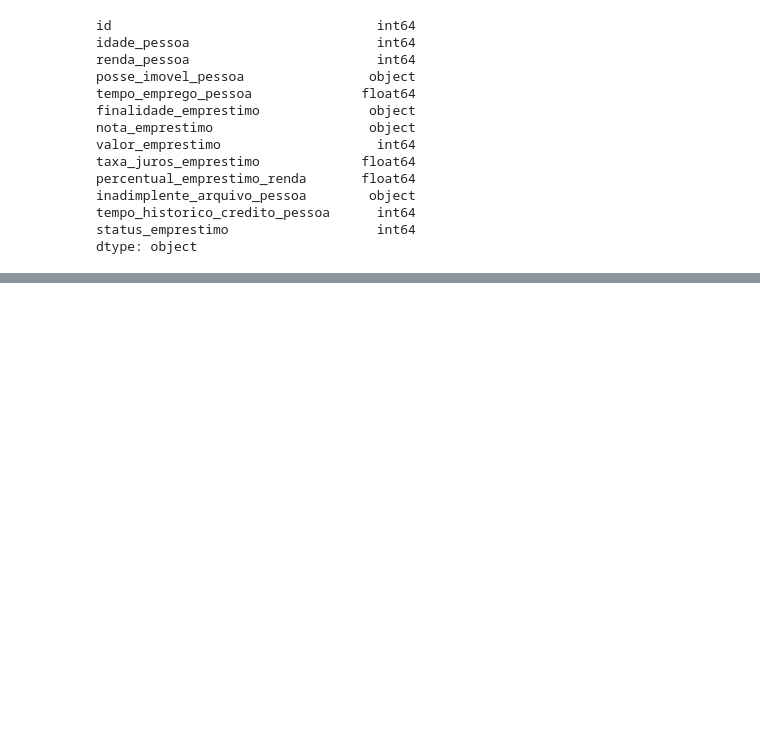
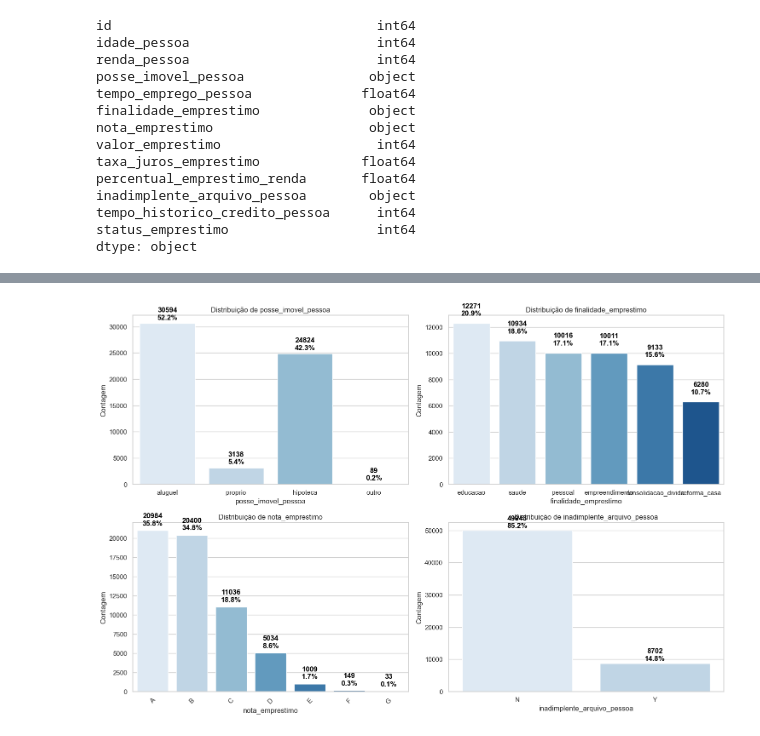
Before and after one commit to tnleite/loan-approval-prediction, a Jupyter notebook: 02-Analise/loan-approval-prediction.ipynb, the cells around one changed output, grey strips where cells are left out. Saved outputs shown, nothing was run; the diff lists cells and outputs as text; code cells hidden in the pictures; blank space fills up the shorter version.

```diff
--- a/02-Analise/loan-approval-prediction.ipynb
+++ b/02-Analise/loan-approval-prediction.ipynb
@@ -384,0 +534,13 @@ Status 1: 8350 (14.24%)
+# %%
+# Selecionando as variáveis categóricas para visualização
+colunas_categoricas = ['posse_imovel_pessoa', 'finalidade_emprestimo', 'nota_emprestimo', 'inadimplente_arquivo_pessoa']
+
+# Resumo de frequências e porcentagens para variáveis categóricas com divisores visuais
+for coluna in colunas_categoricas:
+    print(f"\n{'-'*100}")
+    print(f"Distribuição de frequência e porcentagem para {coluna}:\n")
+    frequencia = df[coluna].value_counts()
+    percentual = df[coluna].value_counts(normalize=True) * 100  # Calcula a porcentagem
+    distribuicao = pd.DataFrame({'Frequência': frequencia, 'Porcentagem (%)': percentual.round(2)})
+    print(distribuicao)
+    print(f"{'-'*100}\n")
@@ -384,0 +591,37 @@ Status 1: 8350 (14.24%)
+# %%
+# Número de variáveis categóricas
+num_var = len(colunas_categoricas)
+
+# Determinando o número de linhas e colunas
+num_cols = 2  # Dois gráficos por linha
+num_rows = (num_var + num_cols - 1) // num_cols  # Calcula o número necessário de linhas, arredondado para cima
+
+# Criando a figura e definindo o número de linhas e colunas para os subplots
+fig, axes = plt.subplots(nrows=num_rows, ncols=num_cols, figsize=(15, 5 * num_rows))
+
+# Ajuste para exibir as notas de empréstimo em ordem
+df['nota_emprestimo'] = pd.Categorical(df['nota_emprestimo'], categories=['A', 'B', 'C', 'D', 'E', 'F', 'G'], ordered=True)
+
+# Loop para plotar gráficos de barras para cada variável categórica
+for i, coluna in enumerate(colunas_categoricas):
+    ax = axes[i // num_cols, i % num_cols]  # Encontra o subplot correspondente
+    countplot = sns.countplot(x=coluna, data=df, palette=blue_palette, ax=ax)
+    ax.set_title(f'Distribuição de {coluna}')
+    ax.set_xlabel(coluna)
+    ax.set_ylabel('Contagem')
+    ax.set_xticklabels(ax.get_xticklabels(), rotation=45 if coluna == 'nota_emprestimo' else 0)  # Rotação dos labels para 'nota_emprestimo'
+
+    # Calculando e anotando as porcentagens em cada barra
+    total = float(len(df))  # Número total de dados para calcular as porcentagens
+    for p in countplot.patches:
+        height = p.get_height()  # Altura da barra (contagem de cada categoria)
+        percentage = f'{(height/total)*100:.1f}%'
+        text_label = f'{int(height)}\n{percentage}'
+        ax.text(p.get_x() + p.get_width() / 2, height + 500, text_label,  # Posicionar acima das barras
+                ha='center', va='bottom', color='black', fontsize=12, fontweight='bold')
+
+# Ajustando o layout para evitar sobreposição e melhorar a apresentação
+plt.tight_layout()
+plt.show()
+# %% [output]
+[figure, added]
```
Also changed, not shown: parts of 18 cells of this notebook.
